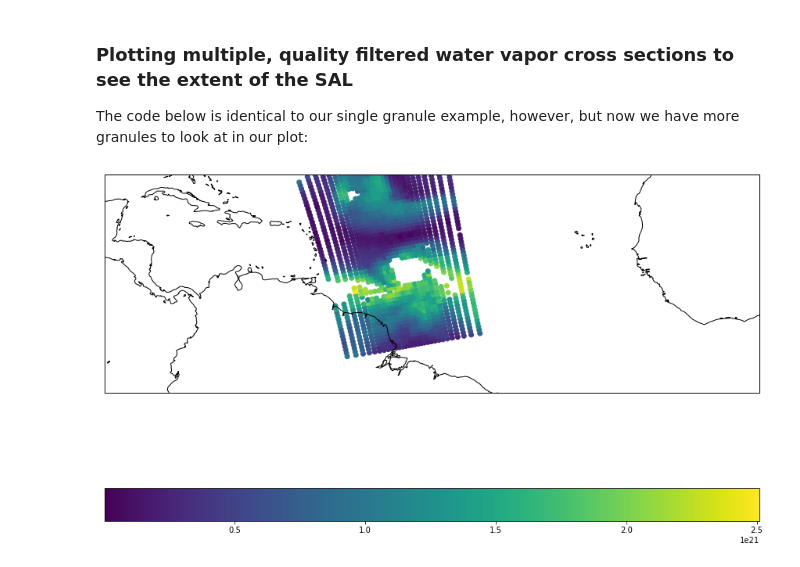
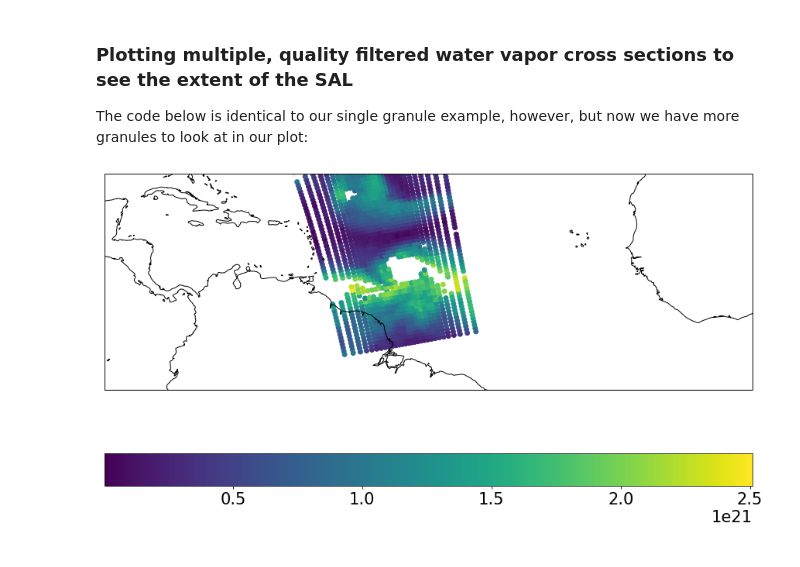
Before and after one commit to resmaili/nucaps-sal, a Jupyter notebook: JSC_SAL_tutorial.ipynb, the cells around one changed output. Drawn from its saved outputs; the diff is of its cells as text; code cells hidden in the pictures.

```diff
--- a/JSC_SAL_tutorial.ipynb
+++ b/JSC_SAL_tutorial.ipynb
@@ -233,24 +233,24 @@ griddedViewAll = griddedViewAll.where(griddedViewAll['Quality_Flag'] == 0, drop=
 The code below is identical to our single granule example, however, but now we have more granules to look at in our plot:
 # %%
 # Initiate the plot
-fig = plt.figure(figsize=(15, 15))
+fig = plt.figure(figsize=(15, 10))
 
 # Adds a map to the plot
 ax=plt.axes(projection=ccrs.PlateCarree())
 ax.coastlines('50m')
 
 # Plots the latitude and longitude of the NUCAPS data
 plt.scatter(griddedViewAll['Longitude'], griddedViewAll['Latitude'], \
             c=griddedViewAll['H2O'])
 
 plt.colorbar(orientation='horizontal')
 
 # Expands axes
 ax.set_ylim(-5, 25)
 ax.set_xlim(-90, 0)
 
 # Display plot
 plt.show()
 # %% [output]
-[figure, old version]
+[figure, new version]
 # %% [markdown]
```
Also changed, not shown: parts of 5 cells of this notebook, 3 other files.
